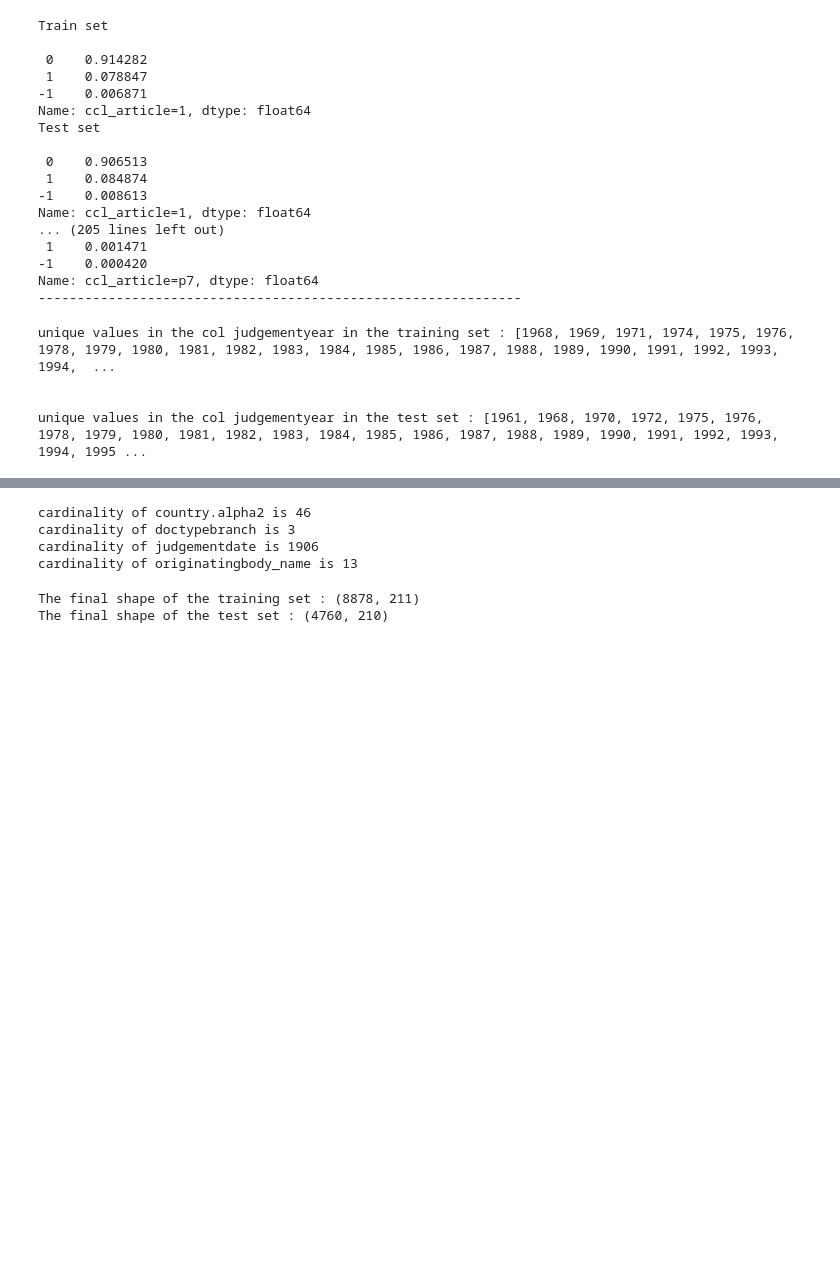
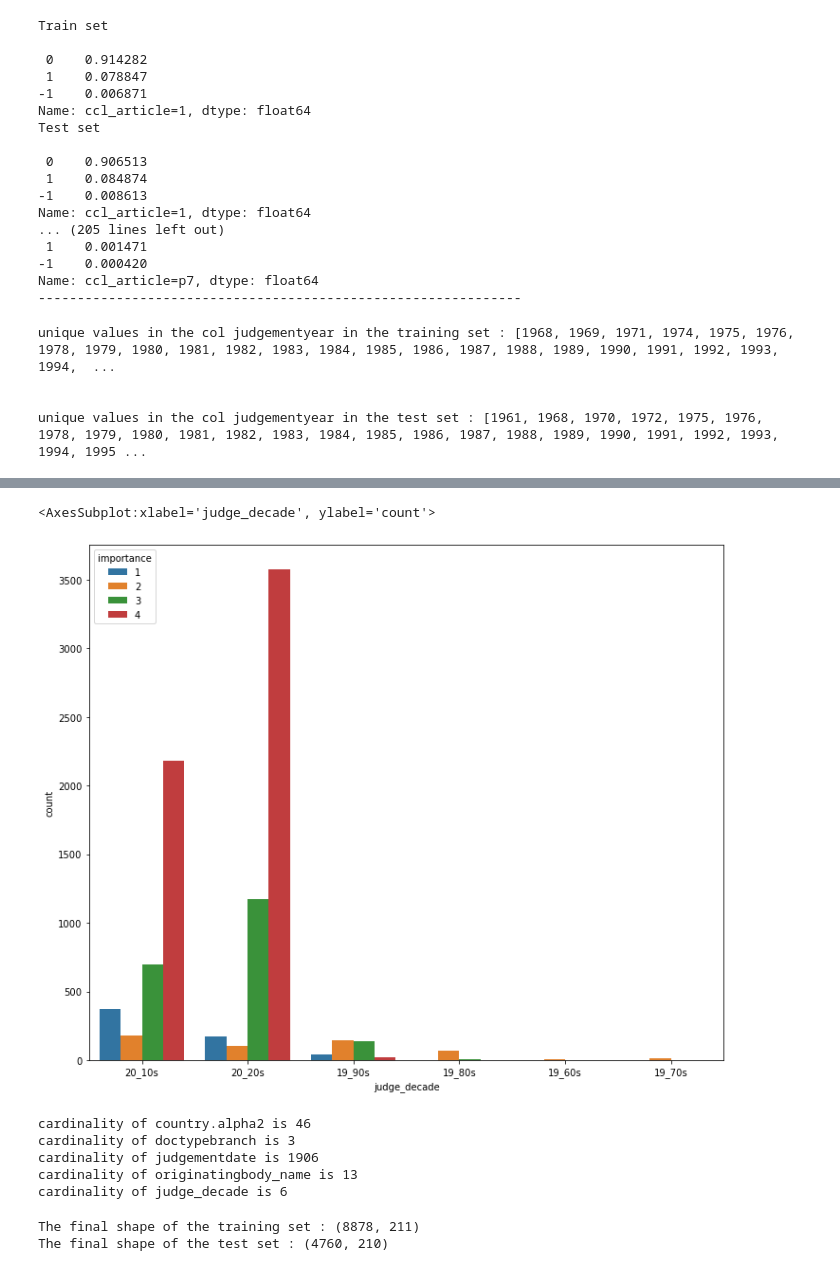
Before and after one commit to nabanitarimpi/customer-grievance-prediction, a Jupyter notebook: predict_grievance.ipynb, the cells around one changed output, grey strips where cells are left out. Cells and saved outputs as stored; diff of their text form; code cells hidden in the pictures; blank space fills up the shorter version.

```diff
--- a/predict_grievance.ipynb
+++ b/predict_grievance.ipynb
@@ -1137,3 +1144,28 @@ unique values in the col judgementyear in the training set : [1968, 1969, 1971,
 
 
 unique values in the col judgementyear in the test set : [1961, 1968, 1970, 1972, 1975, 1976, 1978, 1979, 1980, 1981, 1982, 1983, 1984, 1985, 1986, 1987, 1988, 1989, 1990, 1991, 1992, 1993, 1994, 1995 ...
+# %%
+# let's club the years in decades and look at the distribution of importance vs judge_year
+
+def year_to_decade(year):
+
+    """
+
+    """
+
+    if year>=1960 and year<=1969:
+        return "19_60s"
+    elif year>=1970 and year<=1979:
+        return "19_70s"
+    elif year>=1980 and year<=1989:
+        return "19_80s"
+    elif year>=1990 and year<=1999:
+        return "19_90s"
+    elif year>=2000 and year<=2009:
+        return "20_10s"
+    else:
+        return "20_20s"
+
+
+train_df['judge_decade'] = train_df['judge_year'].apply(year_to_decade)
+test_df['judge_decade'] = test_df['judge_year'].apply(year_to_decade)
@@ -1139,0 +1186,6 @@ unique values in the col judgementyear in the test set : [1961, 1968, 1970, 1972
+# %%
+plt.figure(figsize=(12,10))
+sns.countplot('judge_decade',hue='importance',data=train_df)
+# %% [output]
+<AxesSubplot:xlabel='judge_decade', ylabel='count'>
+[figure, added]
@@ -1140,9 +1200,10 @@ unique values in the col judgementyear in the test set : [1961, 1968, 1970, 1972
 # %%
 # Let's now drop cols with high cardinality
-for col in final_obj_cols:
+for col in train_df.select_dtypes(include='object').columns:
     print("cardinality of {} is {}".format(col, train_df[col].nunique()))
 # %% [output]
 cardinality of country.alpha2 is 46
 cardinality of doctypebranch is 3
 cardinality of judgementdate is 1906
 cardinality of originatingbody_name is 13
+cardinality of judge_decade is 6
```
Also changed, not shown: parts of 10 cells of this notebook.
